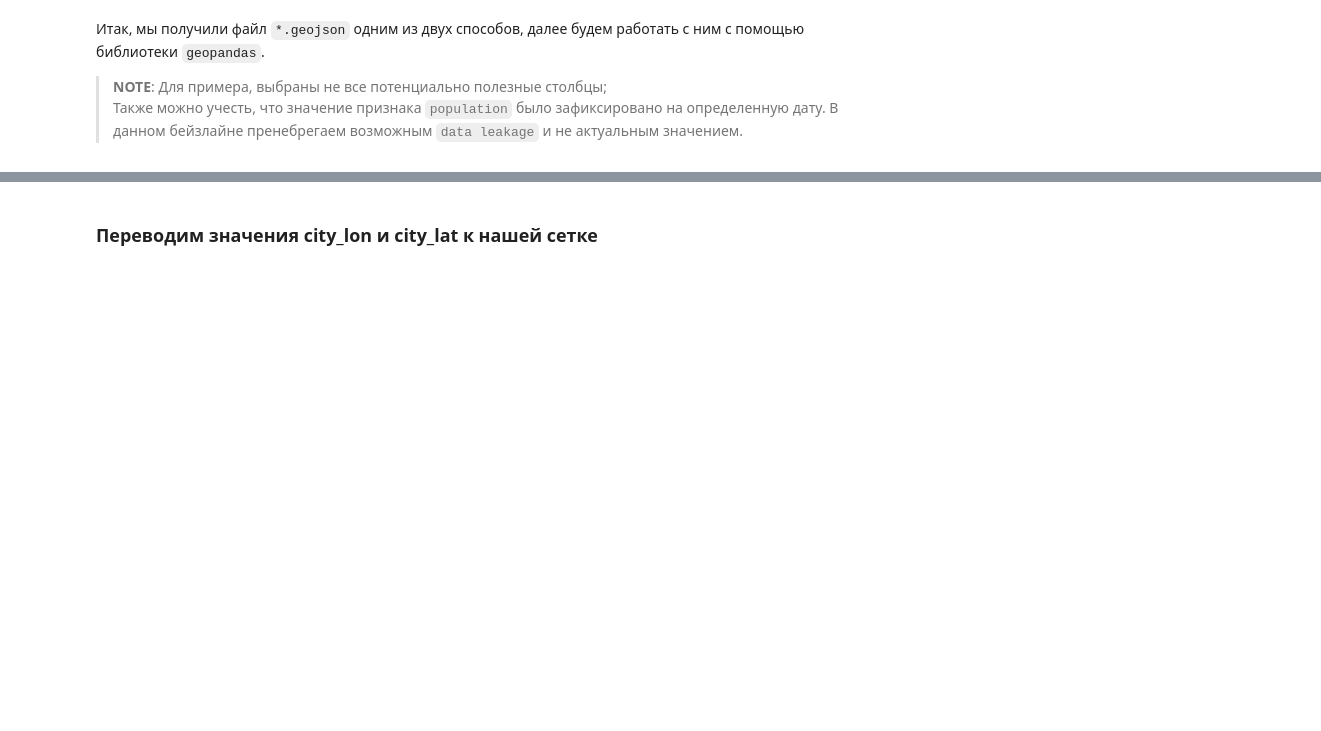
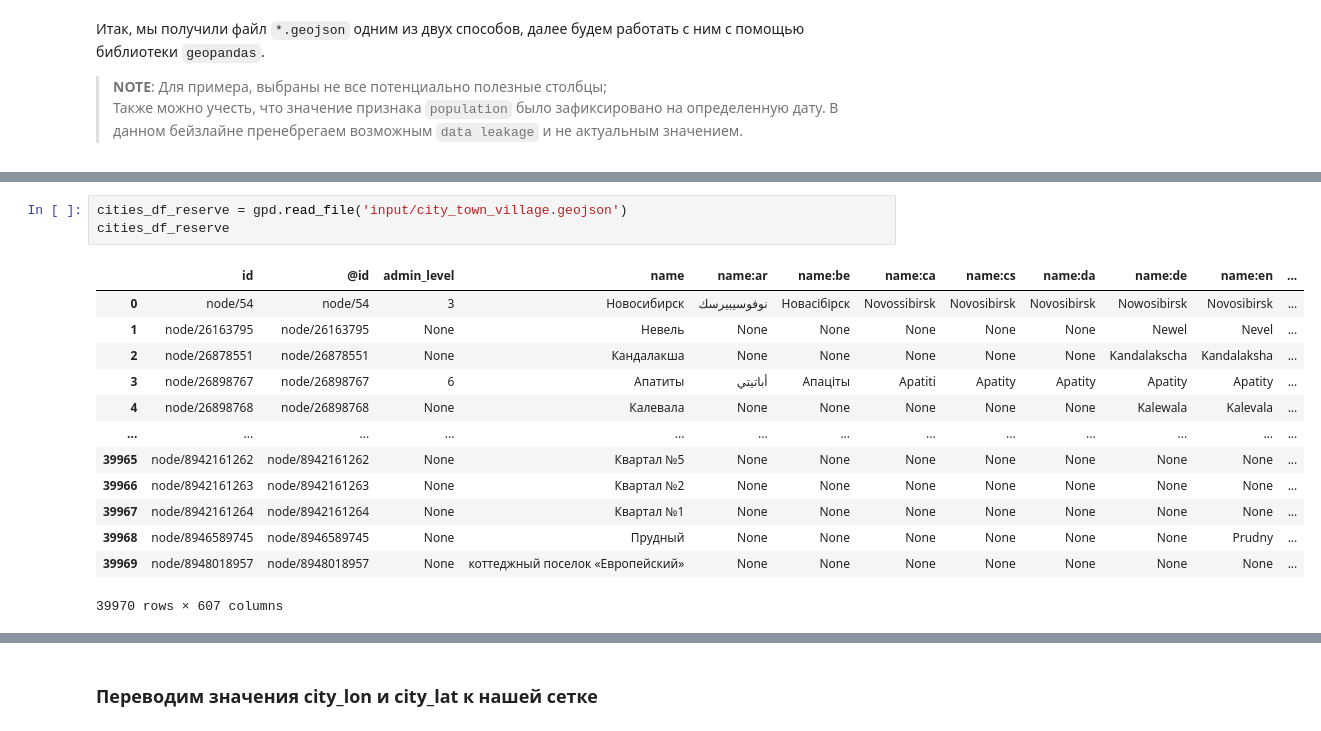
Before and after one commit to jan2801/no_fire_with_AI_hackathon, a Jupyter notebook: no_fire_with_AI.ipynb, the cells around one changed output, grey strips where cells are left out. Cells and saved outputs as stored; diff of their text form; blank space fills up the shorter version.

```diff
--- a/no_fire_with_AI.ipynb
+++ b/no_fire_with_AI.ipynb
@@ -485,3 +498,20 @@ res_json = result.toJSON()
+# %%
+cities_df_reserve = gpd.read_file('input/city_town_village.geojson')
+cities_df_reserve
+# %% [output]
+|  | id | @id | admin_level | name | name:ar | name:be | name:ca | name:cs | name:da | name:de | name:en | ... |
+| 0 | node/54 | node/54 | 3 | Новосибирск | نوفوسيبيرسك | Новасібірск | Novossibirsk | Novosibirsk | Novosibirsk | Nowosibirsk | Novosibirsk | ... |
+| 1 | node/26163795 | node/26163795 | None | Невель | None | None | None | None | None | Newel | Nevel | ... |
+| 2 | node/26878551 | node/26878551 | None | Кандалакша | None | None | None | None | None | Kandalakscha | Kandalaksha | ... |
+| 3 | node/26898767 | node/26898767 | 6 | Апатиты | أباتيتي | Апаціты | Apatiti | Apatity | Apatity | Apatity | Apatity | ... |
+| 4 | node/26898768 | node/26898768 | None | Калевала | None | None | None | None | None | Kalewala | Kalevala | ... |
+| ... | ... | ... | ... | ... | ... | ... | ... | ... | ... | ... | ... | ... |
+| 39965 | node/8942161262 | node/8942161262 | None | Квартал №5 | None | None | None | None | None | None | None | ... |
+| 39966 | node/8942161263 | node/8942161263 | None | Квартал №2 | None | None | None | None | None | None | None | ... |
+| 39967 | node/8942161264 | node/8942161264 | None | Квартал №1 | None | None | None | None | None | None | None | ... |
+| 39968 | node/8946589745 | node/8946589745 | None | Прудный | None | None | None | None | None | None | Prudny | ... |
+| 39969 | node/8948018957 | node/8948018957 | None | коттеджный поселок «Европейский» | None | None | None | None | None | None | None | ... |
+39970 rows × 607 columns
 # %%
 cities_df = gpd.read_file('input/city_town_village.geojson')
 cities_df = cities_df[['admin_level', 'name', 'population', 'population:date', 'place', 'geometry']]
```
Also changed, not shown: parts of 13 cells of this notebook.
